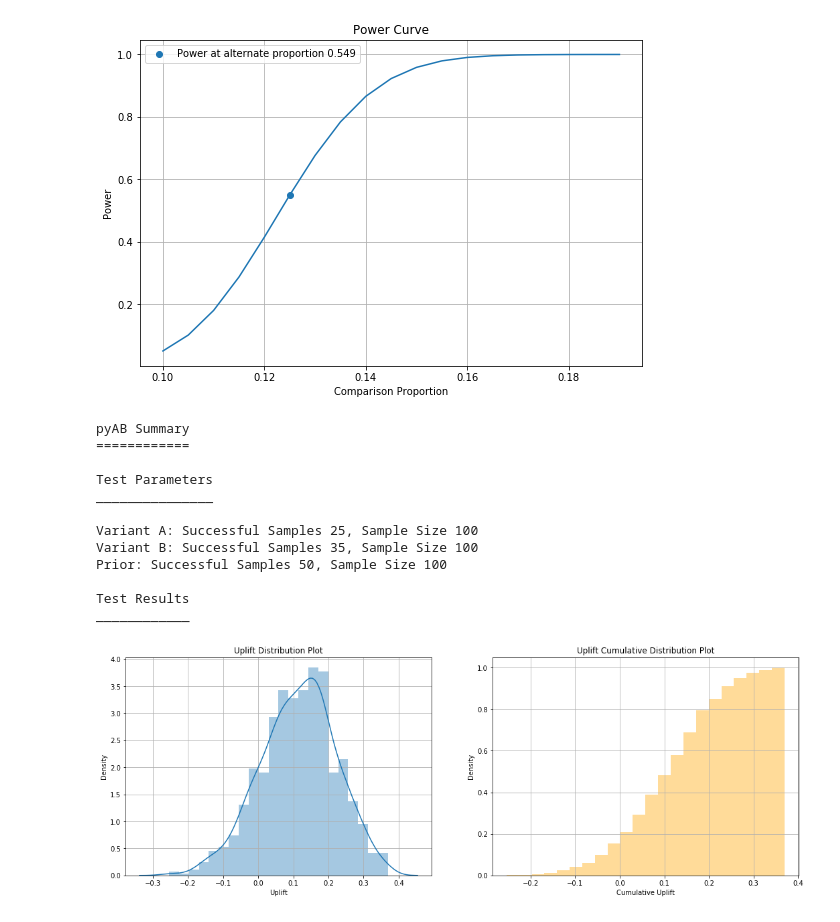
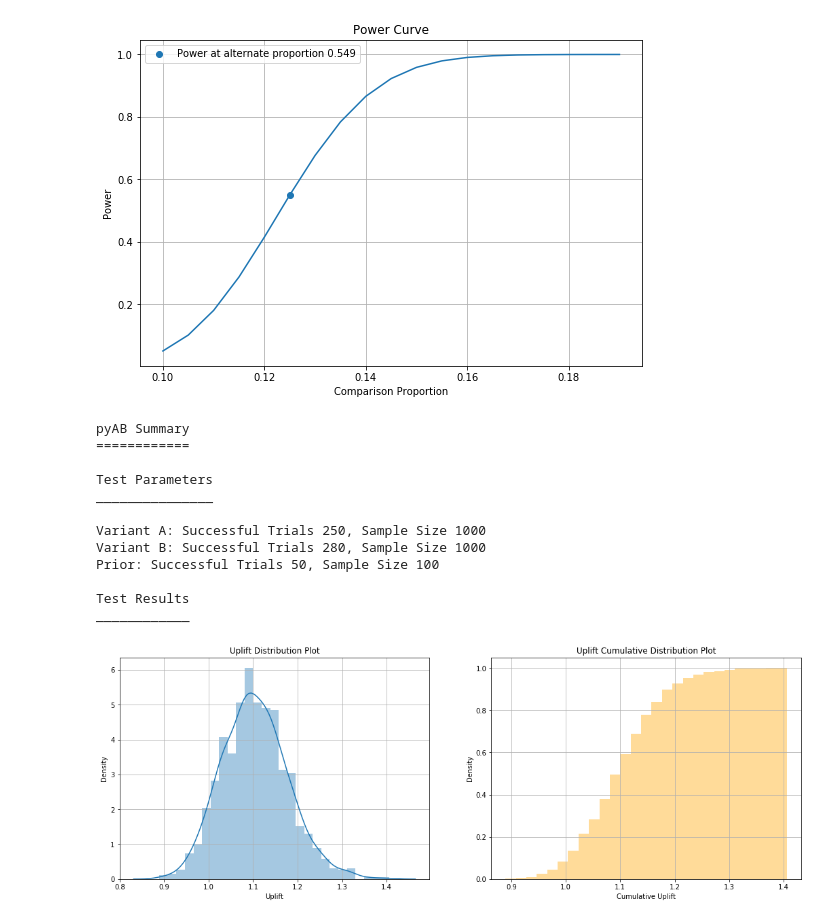
Before and after one commit to AdiVarma27/pyAB, a Jupyter notebook: Example.ipynb, the cells around one changed output. Saved outputs shown, nothing was run; the diff lists cells and outputs as text; code cells hidden in the pictures.

```diff
--- a/Example.ipynb
+++ b/Example.ipynb
@@ -33,18 +34,18 @@ Type-II Error: 0.451
 [figure]
 # %%
 a = ABTestBayesian(success_prior=50, trials_prior=100)
-a.conduct_experiment(25, 100, 35, 100)
+a.conduct_experiment(250, 1000, 280, 1000, uplift_method='uplift_ratio')
 # %% [output]
 pyAB Summary
 ============
 
 Test Parameters
 _______________
 
-Variant A: Successful Samples 25, Sample Size 100
-Variant B: Successful Samples 35, Sample Size 100
-Prior: Successful Samples 50, Sample Size 100
+Variant A: Successful Trials 250, Sample Size 1000
+Variant B: Successful Trials 280, Sample Size 1000
+Prior: Successful Trials 50, Sample Size 100
 
 Test Results
 ____________
-[figure, old version]
+[figure, new version]
```
Also changed, not shown: parts of 3 cells of this notebook, 1 other file.
